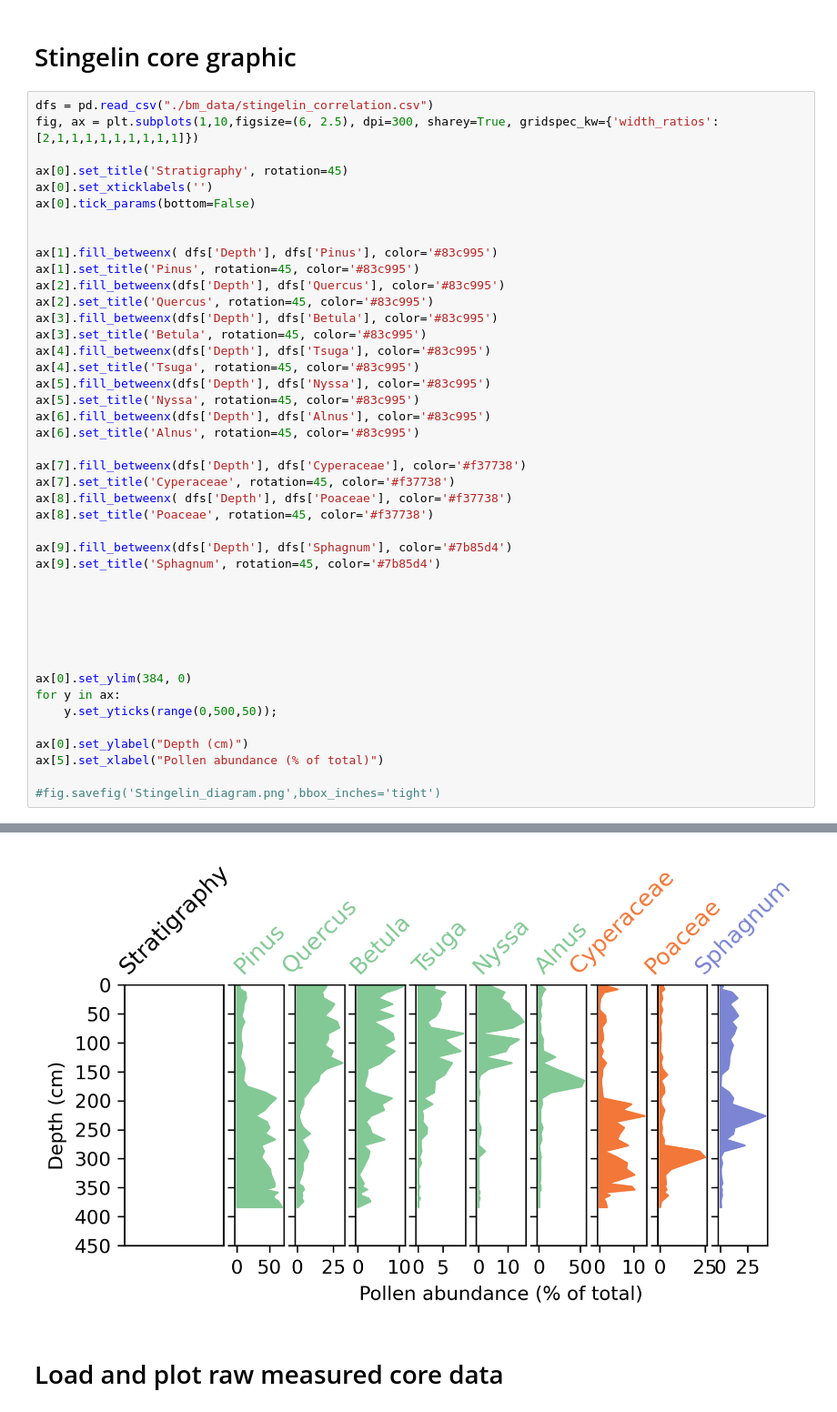
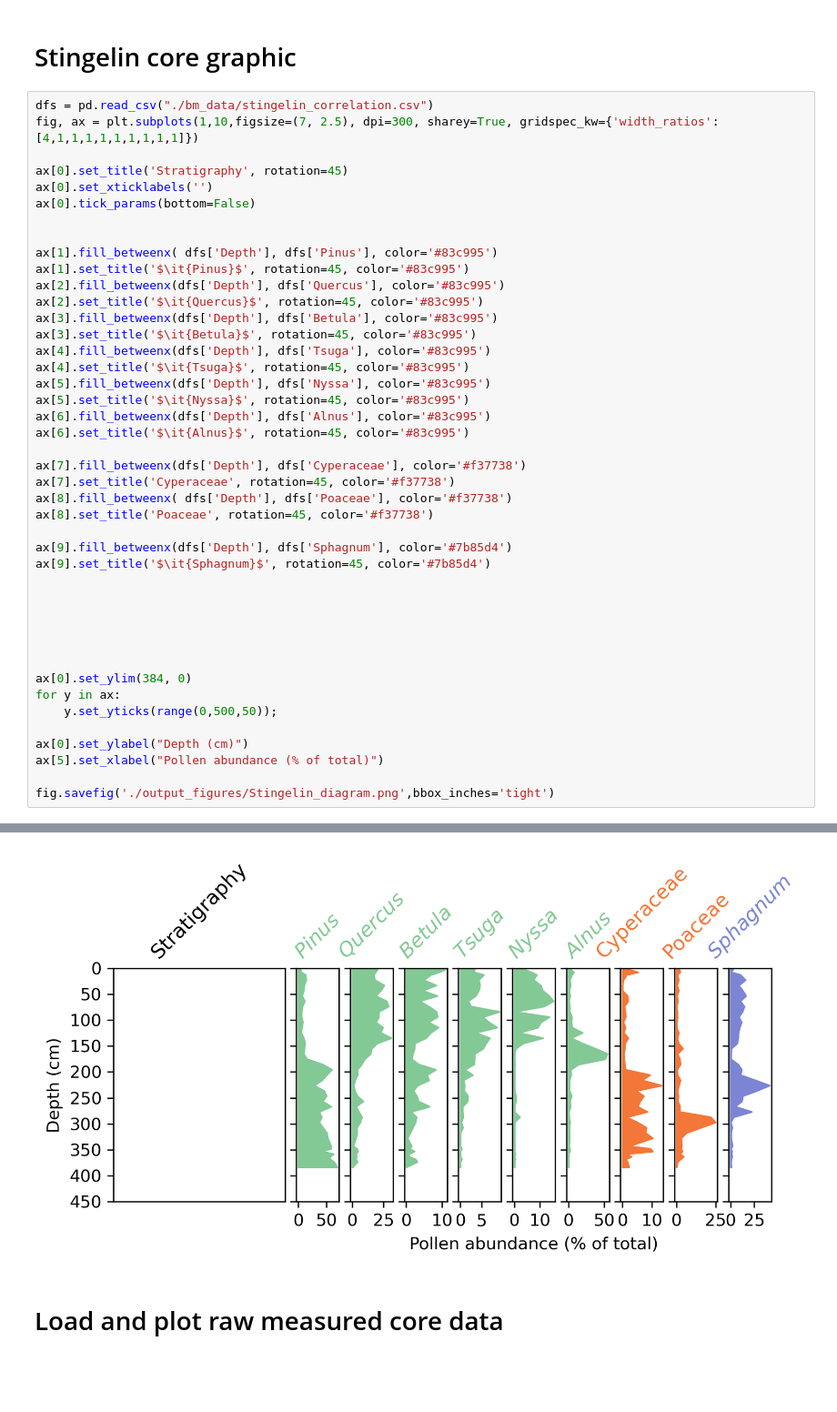
Before and after one commit to jmdelvecchio/BearMeadowsBog, a Jupyter notebook: bear_meadows.ipynb, the cells around one changed output, grey strips where cells are left out. Shown at 91% size. Saved outputs shown, nothing was run; the diff lists cells and outputs as text; blank space fills up the shorter version.

```diff
--- a/bear_meadows.ipynb
+++ b/bear_meadows.ipynb
@@ -59,7 +67,7 @@ box_params = [(bog_sites_box[0],bog_sites_box[3]), (bog_sites_box[1]-bog_sites_b
 # Stingelin core graphic
 # %%
 dfs = pd.read_csv("./bm_data/stingelin_correlation.csv")
-fig, ax = plt.subplots(1,10,figsize=(6, 2.5), dpi=300, sharey=True, gridspec_kw={'width_ratios':[2,1,1,1,1,1,1,1,1,1]})
+fig, ax = plt.subplots(1,10,figsize=(7, 2.5), dpi=300, sharey=True, gridspec_kw={'width_ratios':[4,1,1,1,1,1,1,1,1,1]})
 
 ax[0].set_title('Stratigraphy', rotation=45)
 ax[0].set_xticklabels('')
@@ -67,17 +75,17 @@ ax[0].tick_params(bottom=False)
 
 
 ax[1].fill_betweenx( dfs['Depth'], dfs['Pinus'], color='#83c995')
-ax[1].set_title('Pinus', rotation=45, color='#83c995')
+ax[1].set_title('$\it{Pinus}$', rotation=45, color='#83c995')
 ax[2].fill_betweenx(dfs['Depth'], dfs['Quercus'], color='#83c995')
-ax[2].set_title('Quercus', rotation=45, color='#83c995')
+ax[2].set_title('$\it{Quercus}$', rotation=45, color='#83c995')
 ax[3].fill_betweenx(dfs['Depth'], dfs['Betula'], color='#83c995')
-ax[3].set_title('Betula', rotation=45, color='#83c995')
+ax[3].set_title('$\it{Betula}$', rotation=45, color='#83c995')
 ax[4].fill_betweenx(dfs['Depth'], dfs['Tsuga'], color='#83c995')
-ax[4].set_title('Tsuga', rotation=45, color='#83c995')
+ax[4].set_title('$\it{Tsuga}$', rotation=45, color='#83c995')
 ax[5].fill_betweenx(dfs['Depth'], dfs['Nyssa'], color='#83c995')
-ax[5].set_title('Nyssa', rotation=45, color='#83c995')
+ax[5].set_title('$\it{Nyssa}$', rotation=45, color='#83c995')
 ax[6].fill_betweenx(dfs['Depth'], dfs['Alnus'], color='#83c995')
-ax[6].set_title('Alnus', rotation=45, color='#83c995')
+ax[6].set_title('$\it{Alnus}$', rotation=45, color='#83c995')
 
 ax[7].fill_betweenx(dfs['Depth'], dfs['Cyperaceae'], color='#f37738')
 ax[7].set_title('Cyperaceae', rotation=45, color='#f37738')
@@ -85,7 +93,7 @@ ax[8].fill_betweenx( dfs['Depth'], dfs['Poaceae'], color='#f37738')
 ax[8].set_title('Poaceae', rotation=45, color='#f37738')
 
 ax[9].fill_betweenx(dfs['Depth'], dfs['Sphagnum'], color='#7b85d4')
-ax[9].set_title('Sphagnum', rotation=45, color='#7b85d4')
+ax[9].set_title('$\it{Sphagnum}$', rotation=45, color='#7b85d4')
 
 
 
@@ -99,5 +107,5 @@ for y in ax:
 ax[0].set_ylabel("Depth (cm)")
 ax[5].set_xlabel("Pollen abundance (% of total)")
 
-#fig.savefig('Stingelin_diagram.png',bbox_inches='tight')
+fig.savefig('./output_figures/Stingelin_diagram.png',bbox_inches='tight')
 # %% [output]
@@ -105,4 +112,4 @@ Text(0.5, 0, 'Pollen abundance (% of total)')
-[figure, old version]
+[figure, new version]
 # %% [markdown]
 # Load and plot raw measured core data
 # %% [markdown]
```
Also changed, not shown: parts of 20 cells of this notebook.
